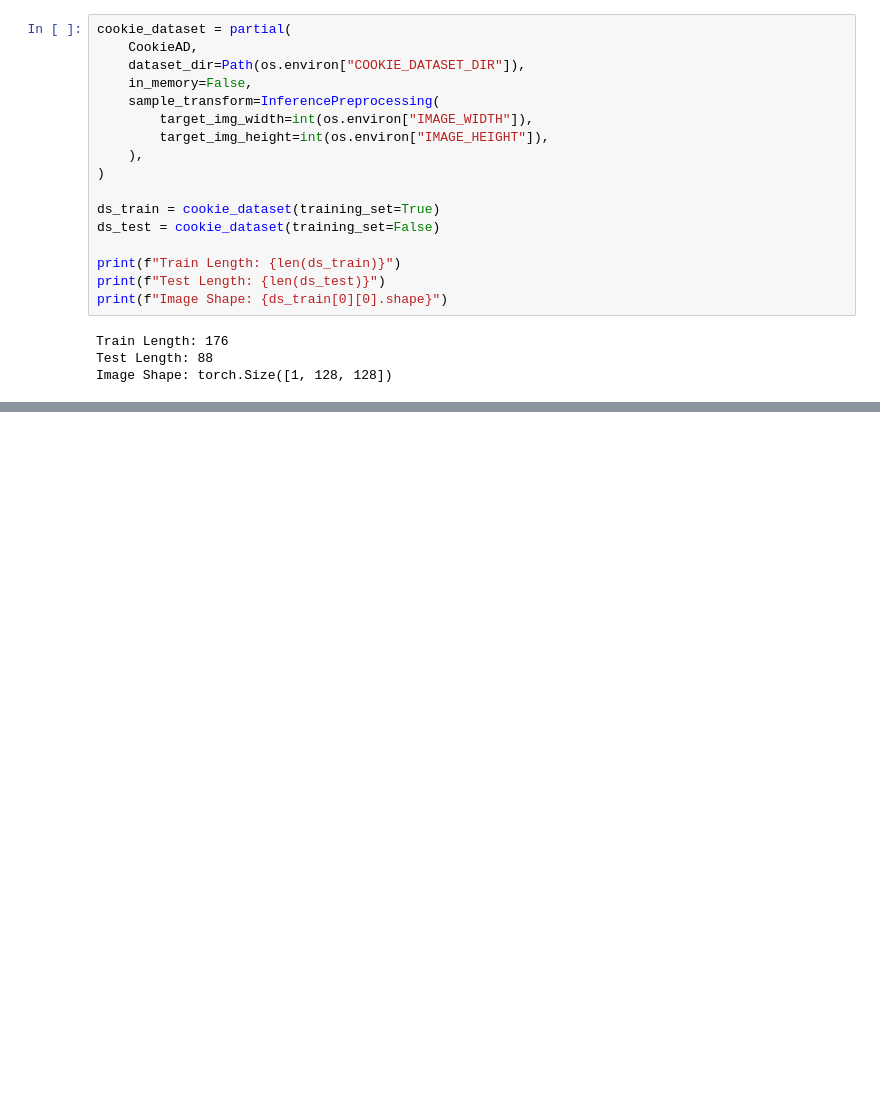
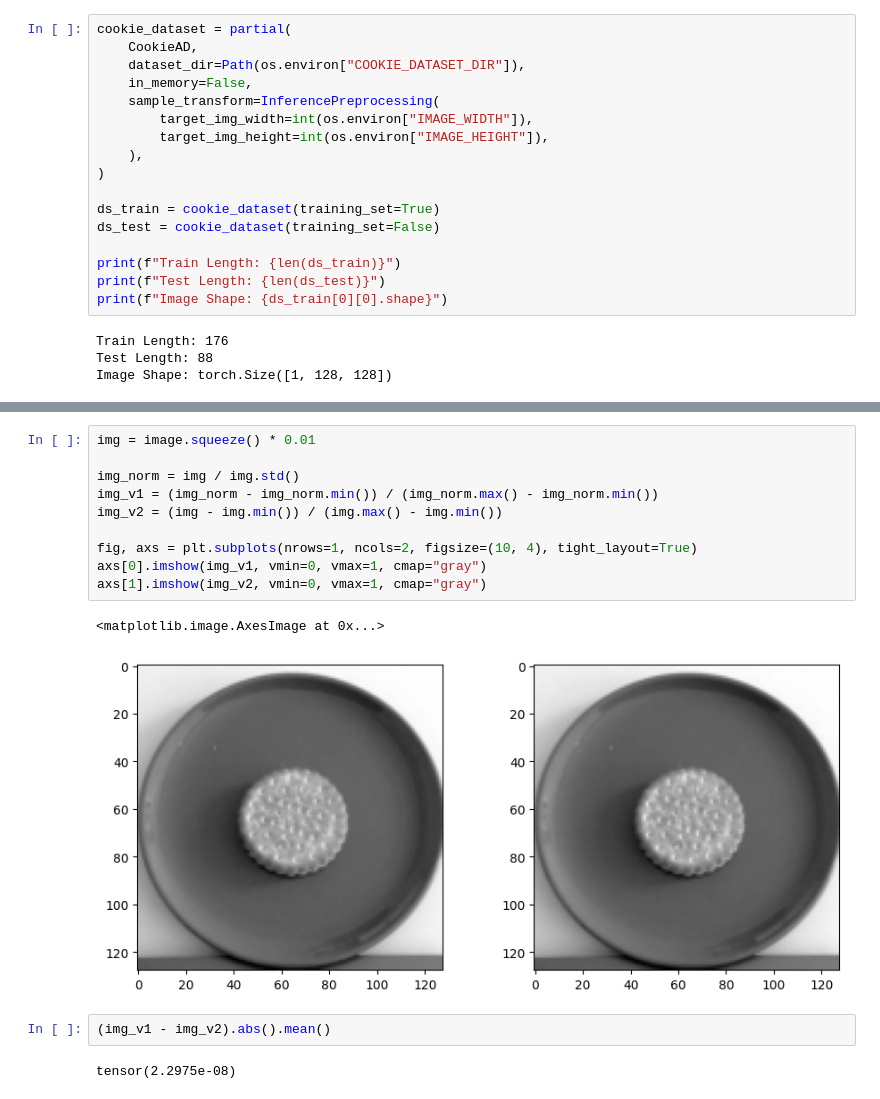
Before and after one commit to es-ude/anomaly-detection-demo, a Jupyter notebook: notebooks/cookies/data_exploration.ipynb, the cells around one changed output, grey strips where cells are left out. Saved outputs shown, nothing was run; the diff lists cells and outputs as text; blank space fills up the shorter version.

```diff
--- a/notebooks/cookies/data_exploration.ipynb
+++ b/notebooks/cookies/data_exploration.ipynb
@@ -39,0 +45,17 @@ tensor(0)
+# %%
+img = image.squeeze() * 0.01
+
+img_norm = img / img.std()
+img_v1 = (img_norm - img_norm.min()) / (img_norm.max() - img_norm.min())
+img_v2 = (img - img.min()) / (img.max() - img.min())
+
+fig, axs = plt.subplots(nrows=1, ncols=2, figsize=(10, 4), tight_layout=True)
+axs[0].imshow(img_v1, vmin=0, vmax=1, cmap="gray")
+axs[1].imshow(img_v2, vmin=0, vmax=1, cmap="gray")
+# %% [output]
+<matplotlib.image.AxesImage at 0x...>
+[figure, added]
+# %%
+(img_v1 - img_v2).abs().mean()
+# %% [output]
+tensor(2.2975e-08)
```
Also changed, not shown: parts of 2 cells of this notebook, 4 other files.
